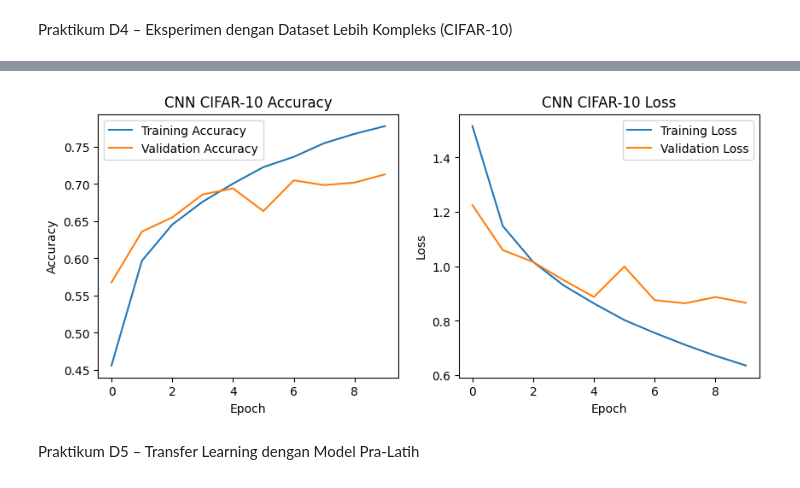
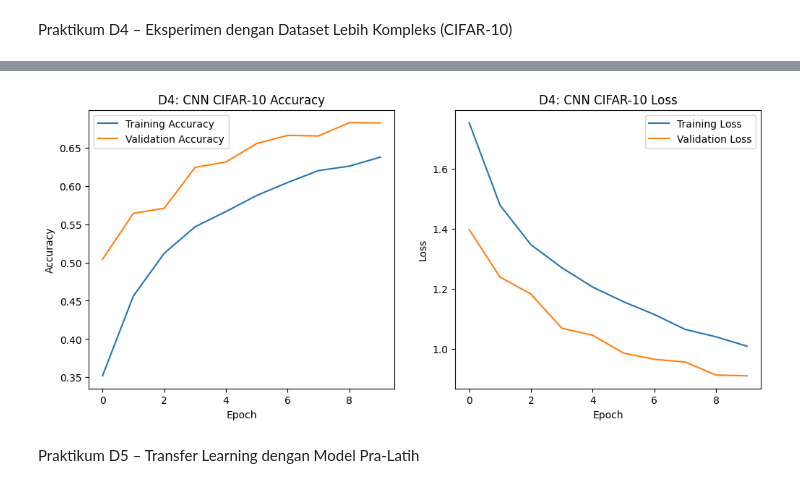
Before and after one commit to AlmahdiPen/Visi_Komputer_TI-2A, a Jupyter notebook: klasifikasi_gambar.ipynb, the cells around one changed output, grey strips where cells are left out. Saved outputs shown, nothing was run; the diff lists cells and outputs as text; code cells hidden in the pictures.

```diff
--- a/klasifikasi_gambar.ipynb
+++ b/klasifikasi_gambar.ipynb
@@ -93,39 +110,45 @@ Epoch 5/5
 # %% [markdown]
 Praktikum D4 – Eksperimen dengan Dataset Lebih Kompleks (CIFAR-10)
 # %%
-from tensorflow.keras.datasets import cifar10
-(x_train, y_train), (x_test, y_test) = cifar10.load_data()
-x_train, x_test = x_train/255.0, x_test/255.0
+# Load & normalisasi data CIFAR-10
+(x_train_cifar, y_train_cifar), (x_test_cifar, y_test_cifar) = tf.keras.datasets.cifar10.load_data()
+x_train_cifar = x_train_cifar / 255.0
+x_test_cifar = x_test_cifar / 255.0
 
-model = models.Sequential([
-    layers.Conv2D(32, (3,3), activation='relu', input_shape=(32,32,3)),
-    layers.MaxPooling2D((2,2)),
-    layers.Conv2D(64, (3,3), activation='relu'),
-    layers.MaxPooling2D((2,2)),
-    layers.Flatten(),
-    layers.Dense(64, activation='relu'),
-    layers.Dense(10, activation='softmax')
+# [TUGAS KECIL D4] Menambahkan lapisan Dropout
+model_cifar = tf.keras.models.Sequential([
+    tf.keras.layers.Conv2D(32, (3, 3), activation='relu', input_shape=(32, 32, 3)),
+    tf.keras.layers.MaxPooling2D((2, 2)),
+    tf.keras.layers.Conv2D(64, (3, 3), activation='relu'),
+    tf.keras.layers.MaxPooling2D((2, 2)),
+    tf.keras.layers.Flatten(),
+    tf.keras.layers.Dense(64, activation='relu'),
+    # --- Lapisan Tambahan ---
+    tf.keras.layers.Dropout(0.5),
+    # -----------------------
+    tf.keras.layers.Dense(10, activation='softmax')
 ])
 
-model.compile(optimizer='adam',
-              loss='sparse_categorical_crossentropy',
-              metrics=['accuracy'])
-history = model.fit(x_train, y_train, epochs=10, validation_split=0.1)
+model_cifar.compile(optimizer='adam',
+                    loss='sparse_categorical_crossentropy',
+                    metrics=['accuracy'])
 
-# ===== Plot history =====
-plt.figure(figsize=(10,4))
-plt.subplot(1,2,1)
-plt.plot(history.history['accuracy'], label='Training Accuracy')
-plt.plot(history.history['val_accuracy'], label='Validation Accuracy')
-plt.title('CNN CIFAR-10 Accuracy')
+print("Melatih model CNN untuk CIFAR-10...")
+history_cifar = model_cifar.fit(x_train_cifar, y_train_cifar, epochs=10, validation_split=0.1)
+
+# Plot history
+plt.figure(figsize=(12, 5))
+plt.subplot(1, 2, 1)
+plt.plot(history_cifar.history['accuracy'], label='Training Accuracy')
+plt.plot(history_cifar.history['val_accuracy'], label='Validation Accuracy')
+plt.title('D4: CNN CIFAR-10 Accuracy')
 plt.xlabel('Epoch')
 plt.ylabel('Accuracy')
 plt.legend()
-
-plt.subplot(1,2,2)
-plt.plot(history.history['loss'], label='Training Loss')
-plt.plot(history.history['val_loss'], label='Validation Loss')
-plt.title('CNN CIFAR-10 Loss')
+plt.subplot(1, 2, 2)
+plt.plot(history_cifar.history['loss'], label='Training Loss')
+plt.plot(history_cifar.history['val_loss'], label='Validation Loss')
+plt.title('D4: CNN CIFAR-10 Loss')
 plt.xlabel('Epoch')
 plt.ylabel('Loss')
 plt.legend()
@@ -154,4 +174,4 @@ Epoch 10/10
-[figure, old version]
+[figure, new version]
 # %% [markdown]
 Praktikum D5 – Transfer Learning dengan Model Pra-Latih
 # %%
```
Also changed, not shown: parts of 9 cells of this notebook.
